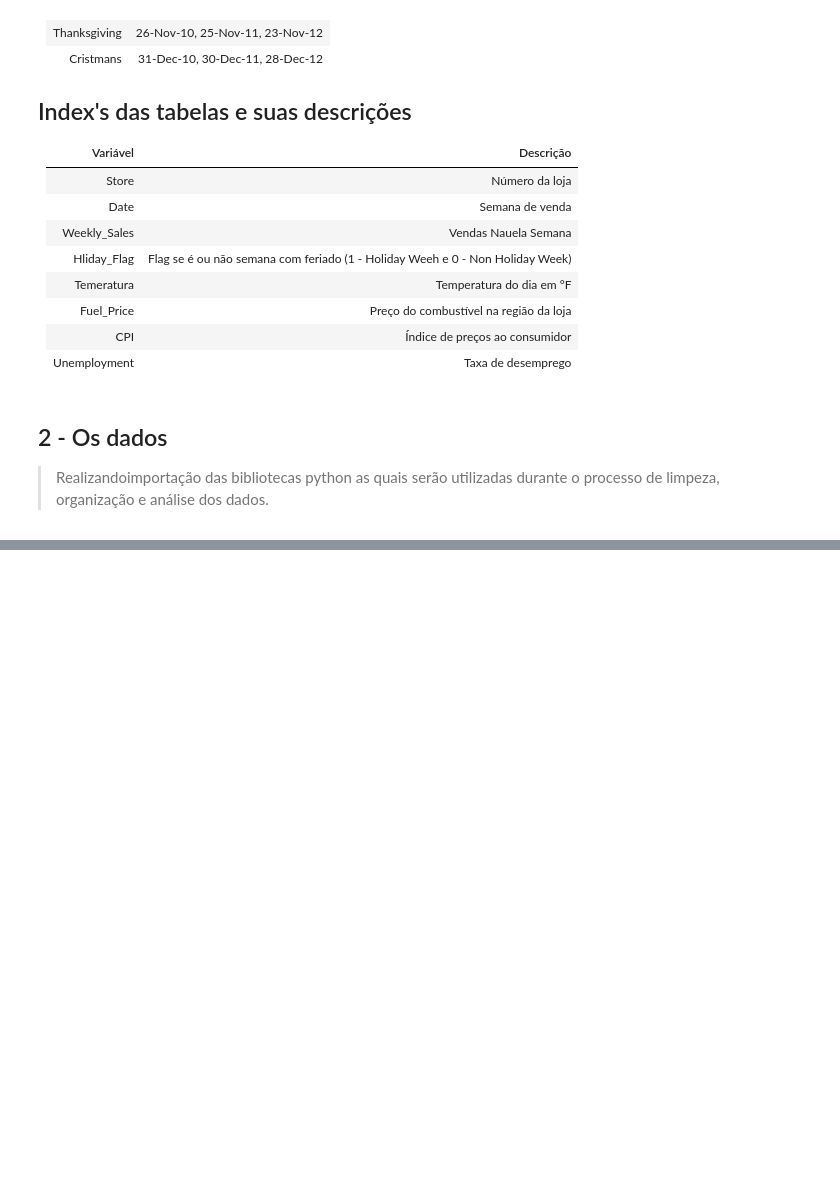
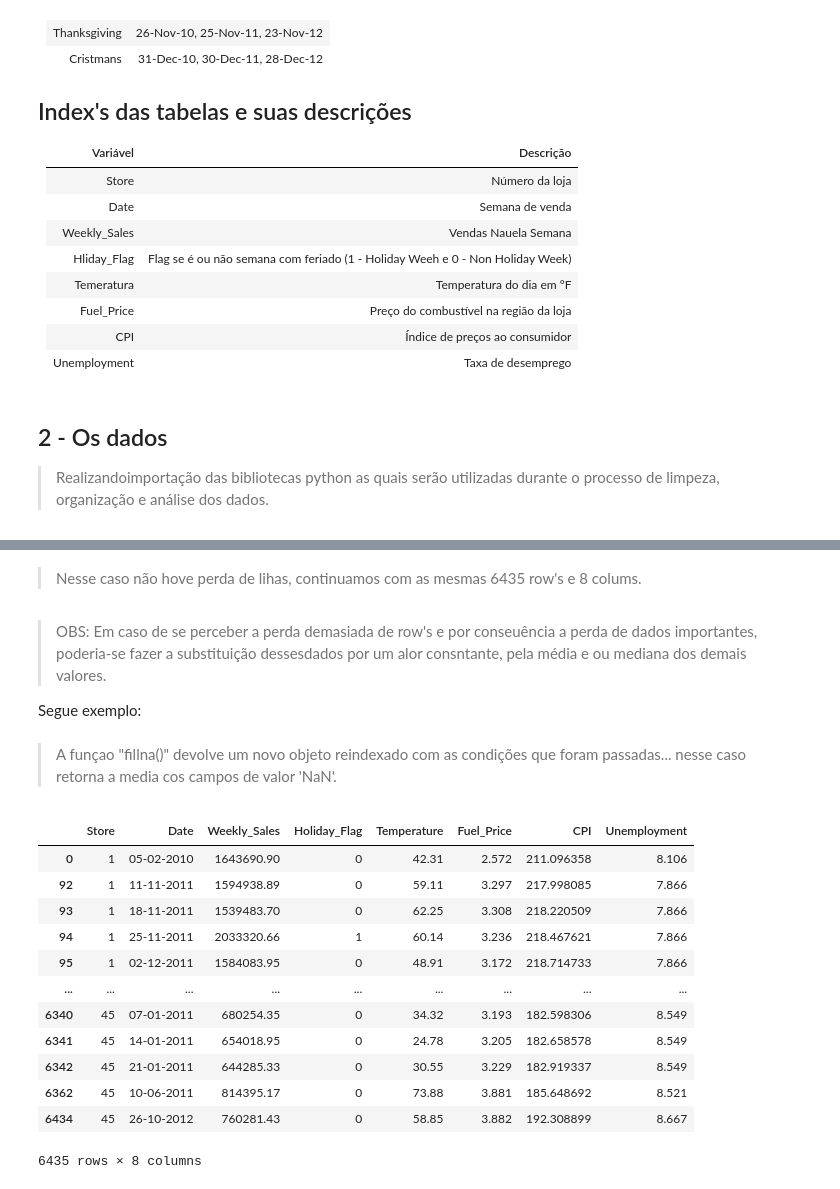
Before and after one commit to michellssGUi/dataScience, a Jupyter notebook: Wallmart_Melhor_Loja.ipynb, the cells around one changed output, grey strips where cells are left out. Drawn from its saved outputs; the diff is of its cells as text; code cells hidden in the pictures; blank space fills up the shorter version.

```diff
--- a/Wallmart_Melhor_Loja.ipynb
+++ b/Wallmart_Melhor_Loja.ipynb
@@ -56,0 +111,25 @@ df.head()
+# %% [markdown]
+> Nesse caso não hove perda de lihas, continuamos com as mesmas 6435 row's e 8 colums.
+# %% [markdown]
+> OBS: Em caso de se perceber a perda demasiada de row's e por conseuência a perda de dados importantes, poderia-se fazer a substituição dessesdados por um alor consntante, pela média e ou mediana dos demais valores.
+
+Segue exemplo:
+# %% [markdown]
+> A funçao "fillna()" devolve um novo objeto reindexado com as condições que foram passadas... nesse caso retorna a media cos campos de valor 'NaN'.
+# %%
+df = df.fillna(df.mean())
+df
+# %% [output]
+|  | Store | Date | Weekly_Sales | Holiday_Flag | Temperature | Fuel_Price | CPI | Unemployment |
+| 0 | 1 | 05-02-2010 | 1643690.90 | 0 | 42.31 | 2.572 | 211.096358 | 8.106 |
+| 92 | 1 | 11-11-2011 | 1594938.89 | 0 | 59.11 | 3.297 | 217.998085 | 7.866 |
+| 93 | 1 | 18-11-2011 | 1539483.70 | 0 | 62.25 | 3.308 | 218.220509 | 7.866 |
+| 94 | 1 | 25-11-2011 | 2033320.66 | 1 | 60.14 | 3.236 | 218.467621 | 7.866 |
+| 95 | 1 | 02-12-2011 | 1584083.95 | 0 | 48.91 | 3.172 | 218.714733 | 7.866 |
+| ... | ... | ... | ... | ... | ... | ... | ... | ... |
+| 6340 | 45 | 07-01-2011 | 680254.35 | 0 | 34.32 | 3.193 | 182.598306 | 8.549 |
+| 6341 | 45 | 14-01-2011 | 654018.95 | 0 | 24.78 | 3.205 | 182.658578 | 8.549 |
+| 6342 | 45 | 21-01-2011 | 644285.33 | 0 | 30.55 | 3.229 | 182.919337 | 8.549 |
+| 6362 | 45 | 10-06-2011 | 814395.17 | 0 | 73.88 | 3.881 | 185.648692 | 8.521 |
+| 6434 | 45 | 26-10-2012 | 760281.43 | 0 | 58.85 | 3.882 | 192.308899 | 8.667 |
+6435 rows × 8 columns
```
Also changed, not shown: parts of 18 cells of this notebook.
